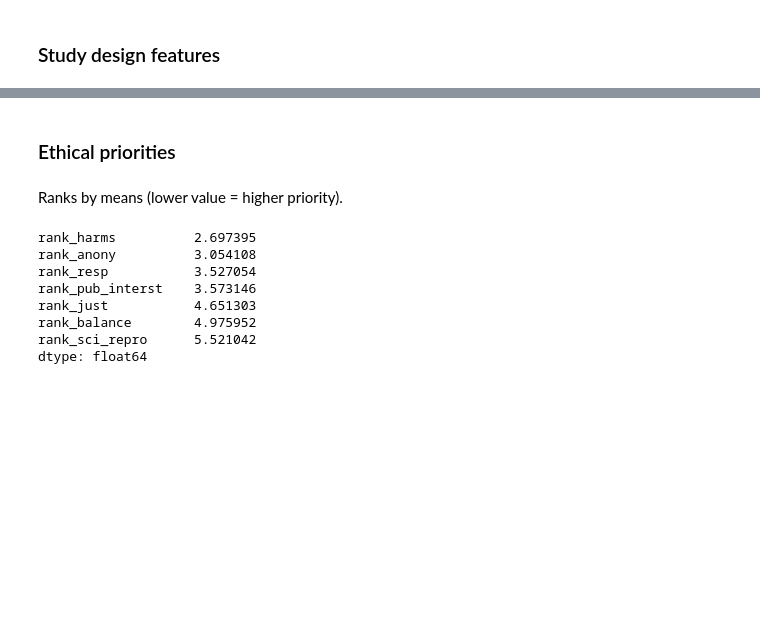
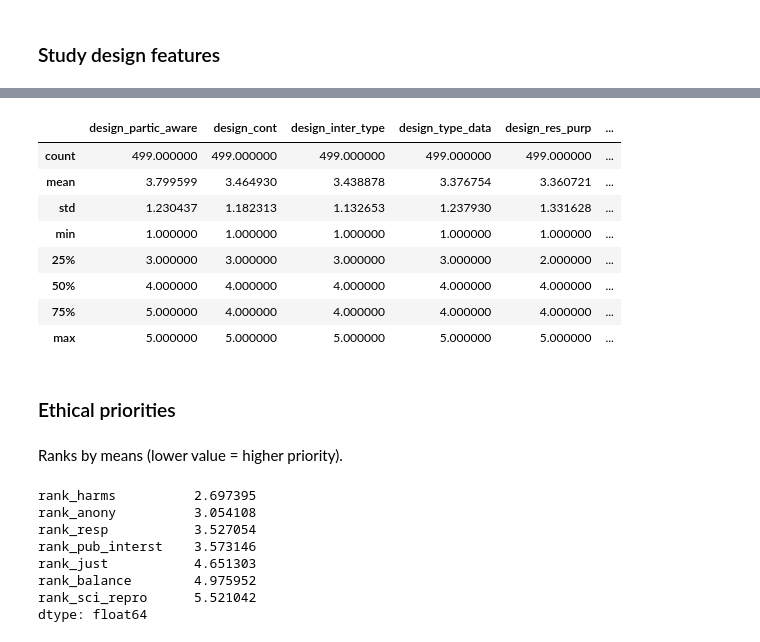
Before and after one commit to vincejstraub/article-digex-survey, a Jupyter notebook: code/notebooks/03-digex-exploratory-analysis.ipynb, the cells around one changed output, grey strips where cells are left out. Cells and saved outputs as stored; diff of their text form; code cells hidden in the pictures; blank space fills up the shorter version.

```diff
--- a/code/notebooks/03-digex-exploratory-analysis.ipynb
+++ b/code/notebooks/03-digex-exploratory-analysis.ipynb
@@ -264,3 +290,12 @@ design_fts = design_fts.replace({"Not at all important": 0, "Slightly important"
+# %%
+design_plot = design_fts.melt(var_name="Feature", value_name="Importance")
+
+# Update column order to reflect ranking of features (in descending order)
+cols_descending = list(
+    dict(design_fts.mean(numeric_only=True).sort_values(ascending=False)).keys()
+)
+
+design_fts = design_fts[cols_descending]
 # %%
 # inspect average importance rating of each study design feature
 design_fts.mean(numeric_only=True).sort_values(ascending=False)
@@ -294,3 +412,16 @@ plt.show()
+# %%
+# use the below to compute the interquartile range
+design_fts.describe()
+# %% [output]
+|  | design_partic_aware | design_cont | design_inter_type | design_type_data | design_res_purp | ... |
+| count | 499.000000 | 499.000000 | 499.000000 | 499.000000 | 499.000000 | ... |
+| mean | 3.799599 | 3.464930 | 3.438878 | 3.376754 | 3.360721 | ... |
+| std | 1.230437 | 1.182313 | 1.132653 | 1.237930 | 1.331628 | ... |
+| min | 1.000000 | 1.000000 | 1.000000 | 1.000000 | 1.000000 | ... |
+| 25% | 3.000000 | 3.000000 | 3.000000 | 3.000000 | 2.000000 | ... |
+| 50% | 4.000000 | 4.000000 | 4.000000 | 4.000000 | 4.000000 | ... |
+| 75% | 5.000000 | 4.000000 | 4.000000 | 4.000000 | 4.000000 | ... |
+| max | 5.000000 | 5.000000 | 5.000000 | 5.000000 | 5.000000 | ... |
 # %% [markdown]
 ### Ethical priorities
 # %%
```
Also changed, not shown: parts of 23 cells of this notebook, 9 other files.
